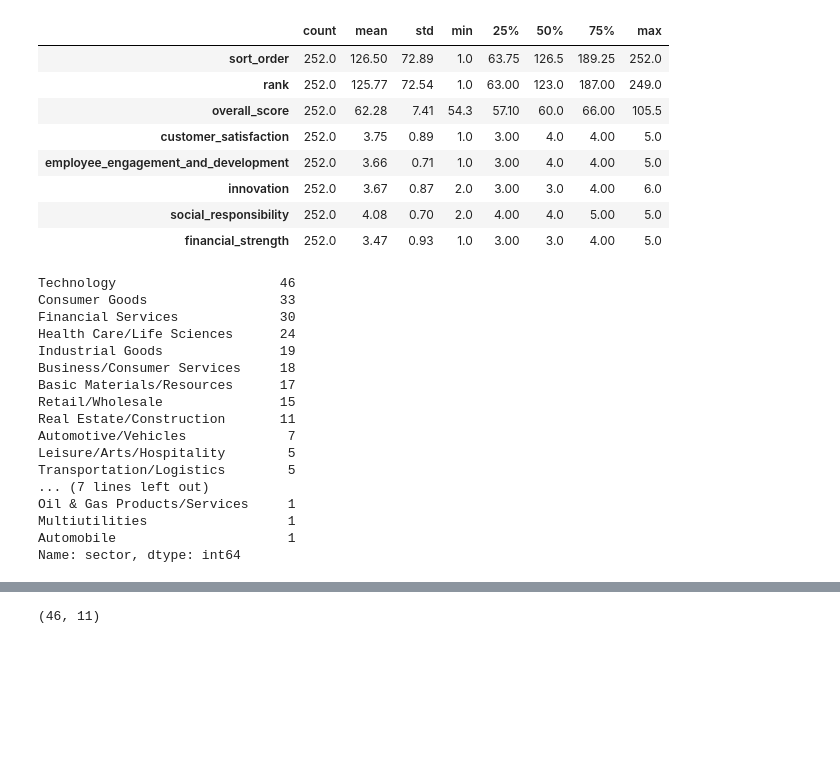
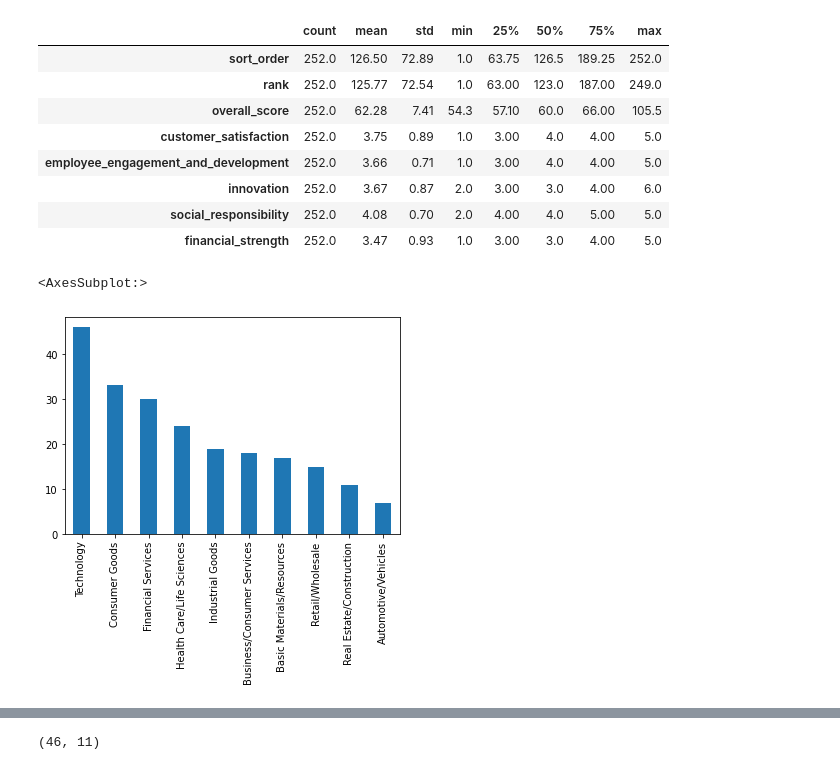
Before and after one commit to chandanabrdwj/100DaysOfML, a Jupyter notebook: wallstreet-journal-company-ranking.ipynb, the cells around one changed output, grey strips where cells are left out. Saved outputs shown, nothing was run; the diff lists cells and outputs as text; code cells hidden in the pictures; blank space fills up the shorter version.

```diff
--- a/wallstreet-journal-company-ranking.ipynb
+++ b/wallstreet-journal-company-ranking.ipynb
@@ -50,22 +53,7 @@ df.describe().T.round(2)
 | social_responsibility | 252.0 | 4.08 | 0.70 | 2.0 | 4.00 | 4.0 | 5.00 | 5.0 |
 | financial_strength | 252.0 | 3.47 | 0.93 | 1.0 | 3.00 | 3.0 | 4.00 | 5.0 |
 # %%
-df.sector.value_counts()
+df.sector.value_counts().head(10).plot(kind='bar')
 # %% [output]
-Technology                     46
-Consumer Goods                 33
-Financial Services             30
-Health Care/Life Sciences      24
-Industrial Goods               19
-Business/Consumer Services     18
-Basic Materials/Resources      17
-Retail/Wholesale               15
-Real Estate/Construction       11
-Automotive/Vehicles             7
-Leisure/Arts/Hospitality        5
-Transportation/Logistics        5
-... (7 lines left out)
-Oil & Gas Products/Services     1
-Multiutilities                  1
-Automobile                      1
-Name: sector, dtype: int64
+<AxesSubplot:>
+[figure, added]
```
Also changed, not shown: parts of 25 cells of this notebook.
